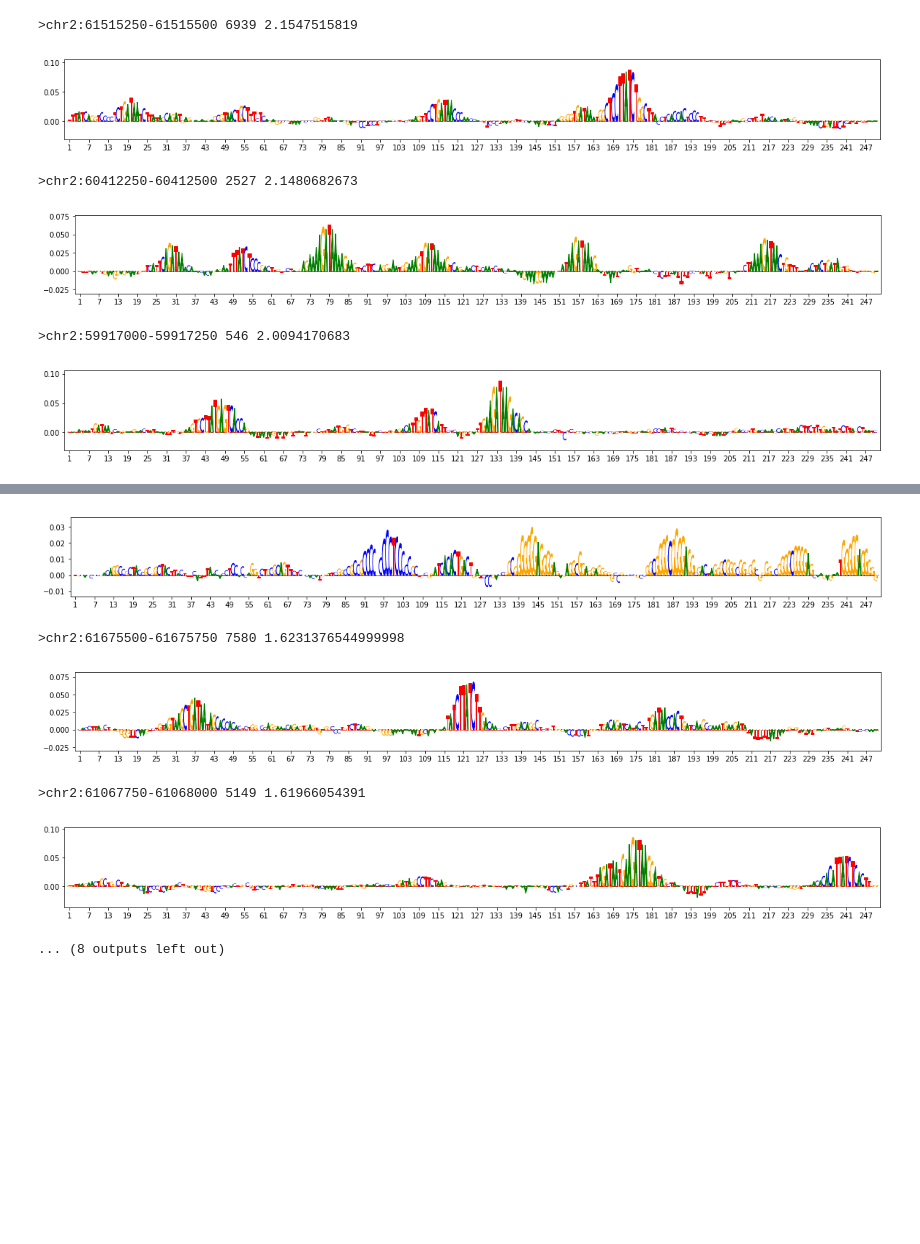
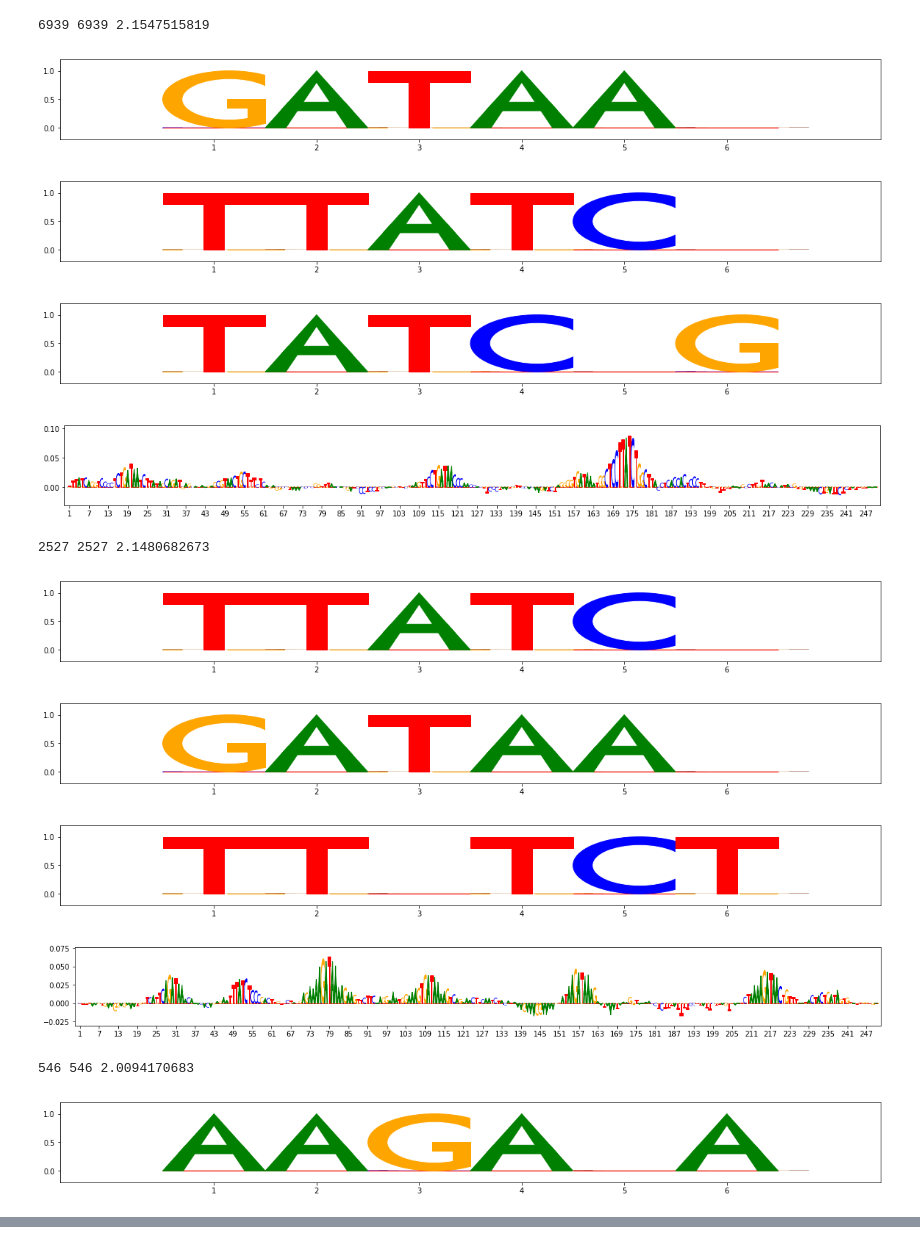
Before and after one commit to kundajelab/locusselect, a Jupyter notebook: gkmexplain/Viz Scores.ipynb, the cells around one changed output, grey strips where cells are left out. Cells and saved outputs as stored; diff of their text form; code cells hidden in the pictures; blank space fills up the shorter version.

Commit message:
gkm kmer embeddings

```diff
--- a/gkmexplain/Viz Scores.ipynb
+++ b/gkmexplain/Viz Scores.ipynb
@@ -54,0 +4,17 @@ Num onehot sequences: 8001
+# %%
+kmer_len=6
+num_gaps=1
+filters, biases=generate_gapped_kmers(kmer_len,
+                                          num_gaps,
+                                          alphabet_size=4)
+embed_func=get_gapped_kmer_embedding_func(filters,biases)
+impscores_filename="coordinates_0.K562_m1_r1.model.explanation.txt"
+impscores = np.array([np.array( [[float(z) for z in y.split(",")]
+                       for y in x.rstrip().split("\t")[2].split(";")])
+                 for x in open(impscores_filename)])
+one_hot=1.0*(np.abs(impscores)>0)
+kmer_embeddings=embed_func(one_hot,impscores,batch_size=100,progress_update=True)
+kmer_embeddings_rev=embed_func(one_hot[:,::-1,::-1],impscores[:,::-1,::-1],batch_size=100,progress_update=True)
+summed_kmer_embeddings=kmer_embeddings+kmer_embeddings_rev
+kmer_embeddings=summed_kmer_embeddings
+np.savetxt("gkmexplain.coord.embeddings.txt",kmer_embeddings)
@@ -77,14 +80,24 @@ sorted_indices = sorted(enumerate(np.sum(impscores,axis=(1,2))), key=lambda x: -
 # %%
 %matplotlib inline
-from vizsequence import viz_sequence
 
 for (idx,diffref) in sorted_indices[:10]:
-    print(fasta_coords[idx],idx,diffref)
+    print(idx,idx,diffref)
+    #print(fasta_coords[idx],idx,diffref)
+    kmer_embed_idx=kmer_embeddings[idx]
+    top_kmers=[i[0] for i in sorted(enumerate(kmer_embed_idx),key=lambda x: -x[1])]
+    for kmer_index in top_kmers[:3]:
+        viz_sequence.plot_weights(filters[kmer_index])
     viz_sequence.plot_weights(impscores[idx])
 # %% [output]
->chr2:61515250-61515500 6939 2.1547515819
+6939 6939 2.1547515819
-[figure, old version]
+[figure, new version]
+[figure, new version]
+[figure, new version]
+[figure, new version]
->chr2:60412250-60412500 2527 2.1480682673
+2527 2527 2.1480682673
-[figure, old version]
+[figure, new version]
+[figure, new version]
+[figure, added]
+[figure, added]
->chr2:59917000-59917250 546 2.0094170683
+546 546 2.0094170683
-[figure, old version]
+[figure, added]
@@ -92,6 +104,0 @@ for (idx,diffref) in sorted_indices[:10]:
-[figure, old version]
->chr2:61675500-61675750 7580 1.6231376544999998
-[figure, old version]
->chr2:61067750-61068000 5149 1.61966054391
-[figure, old version]
-... (8 outputs left out)
```
Also changed, not shown: parts of 11 cells of this notebook, 3 other files.
